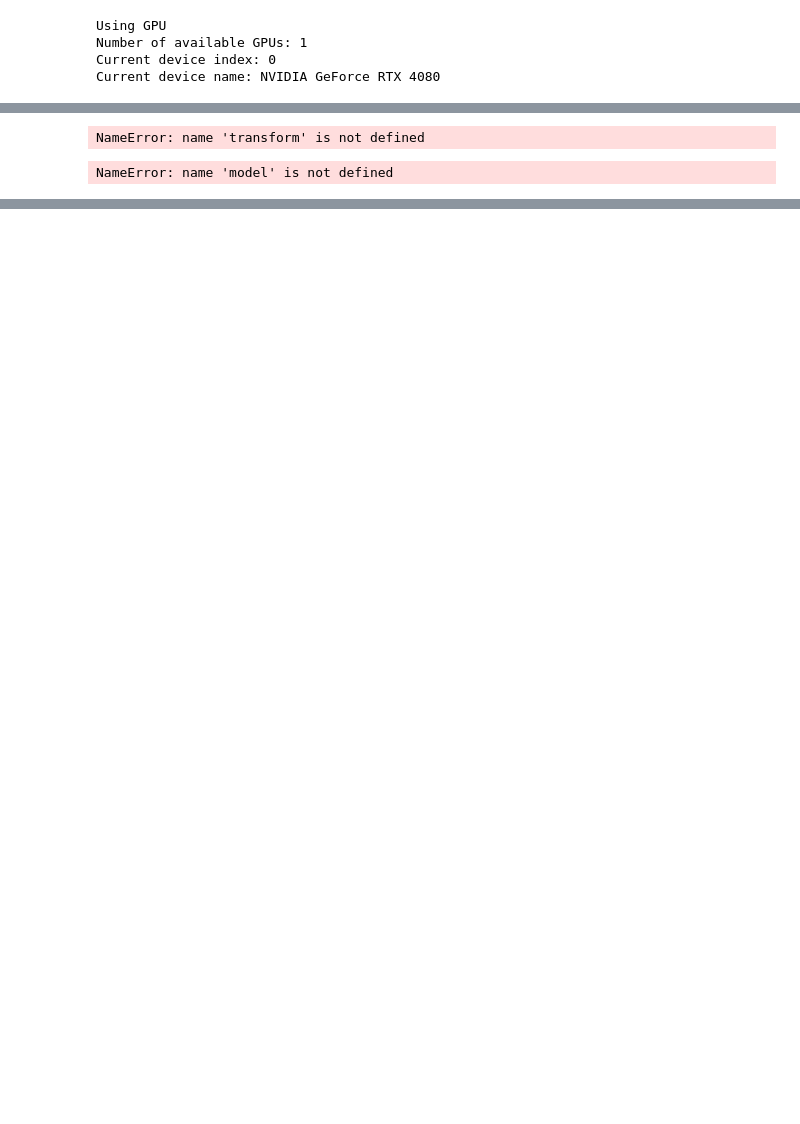
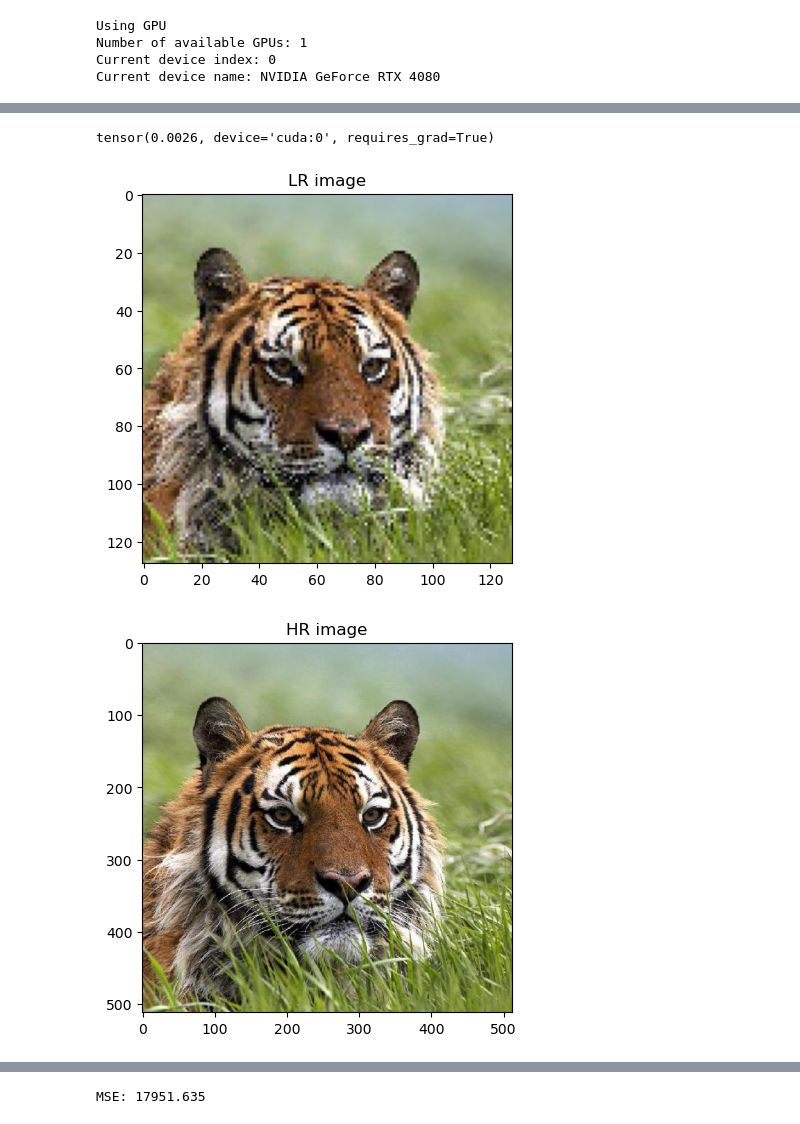
Before and after one commit to HR-Chaos/super-resolution, a Jupyter notebook: run_net.ipynb, the cells around one changed output, grey strips where cells are left out. Saved outputs shown, nothing was run; the diff lists cells and outputs as text; code cells hidden in the pictures; blank space fills up the shorter version.

```diff
--- a/run_net.ipynb
+++ b/run_net.ipynb
@@ -109,8 +113,8 @@ for epoch in range(epochs):
 
         # calculate loss
         outputs = model(inputs)
-        loss = loss_fn1(outputs, labels)
-        loss+= loss_fn2(outputs, labels)
+        # loss = loss_fn1(outputs, labels)
+        loss = loss_fn2(outputs, labels)
         epoch_loss += loss.item()
         batch_loss += loss.item()
 
@@ -147,9 +151,12 @@ for epoch in range(epochs):
 KeyboardInterrupt:
 # %%
 # Preprocess the input image
-image = Image.open("LR_images/nn/downscaled_nn_flickr_cat_000742.jpg")
+image = Image.open("data\LR_test\downscaled_ci_flickr_wild_003049.jpg")
 image.show()
 input_image = transform(image)
+
+real_image = Image.open("data\\HR_test\\flickr_wild_003049.jpg")
+real_image.show()
 
 # # Load the trained model
 # model = DeepImagePrior(input_shape)
@@ -166,10 +173,8 @@ with torch.no_grad():
 
 # Convert the output to a PIL image
 output = output.squeeze(0)
-output = transforms.ToPILImage()(output)
-output.show()
+output_im = transforms.ToPILImage()(output)
+output_im.show()
-# %% [output]
-NameError: name 'transform' is not defined
 # %%
 ##############################################
 ### SAVE MODEL, LOAD MODEL, WORKS ANYWHERE ###
@@ -183,11 +188,11 @@ torch.save({
             'model_state_dict': model.state_dict(),
             'optimizer_state_dict': optimizer.state_dict(),
             'loss': loss
-            }, 'checkpoint.pth')
+            }, 'models/checkpoint.pth')
 
 # Load the model
 new_model = NeuralNet()
-checkpoint = torch.load('checkpoint.pth')
+checkpoint = torch.load('models/checkpoint.pth')
 new_model.load_state_dict(checkpoint['model_state_dict'])
 optimizer.load_state_dict(checkpoint['optimizer_state_dict'])
 epoch = checkpoint['epoch']
@@ -195,4 +200,51 @@ loss = checkpoint['loss']
 
 print(loss)
 # %% [output]
-NameError: name 'model' is not defined
+tensor(0.0026, device='cuda:0', requires_grad=True)
+# %%
+lr_image = "data/LR_test/downscaled_ci_flickr_wild_003049.jpg"
+hr_image = "data/HR_test/flickr_wild_003049.jpg"
+
+img = plt.imread(lr_image)
+plt.title("LR image")
+plt.imshow(img)
+plt.show()
+
+img = plt.imread(hr_image)
+plt.title("HR image")
+plt.imshow(img)
+plt.show()
+
+# Set the model to evaluation mode
+model.eval()
+
+image = Image.open(lr_image)
+input_image = transform(image)
+
+# Perform the inference
+with torch.no_grad():
+    input_image = input_image.to(device)  # Move the input image to the device
+    input_image = input_image.unsqueeze(0)  # Add a batch dimension
+    output = model(input_image)
+
+# Convert to numpy array
+numpy_image = output.squeeze(0).cpu().detach().numpy()
+
+# Change the order of the dimensions from (C, H, W) to (H, W, C)
+numpy_image = np.transpose(numpy_image, (1, 2, 0))
+
+# Display the image
+plt.imshow(numpy_image)
+plt.title("Output image")
+plt.show()
+
+# find mse between original and reconstructed image
+mse = np.mean((numpy_image - img)**2)
+print("MSE:", mse)
+
+# def count_parameters(model):
+#     return sum(p.numel() for p in model.parameters() if p.requires_grad)
+# count_parameters(model)
+# %% [output]
+[figure, added]
+[figure, added]
@@ -198,0 +252 @@ NameError: name 'model' is not defined
+MSE: 17951.635
```
Also changed, not shown: parts of 5 cells of this notebook, 3 other files.
